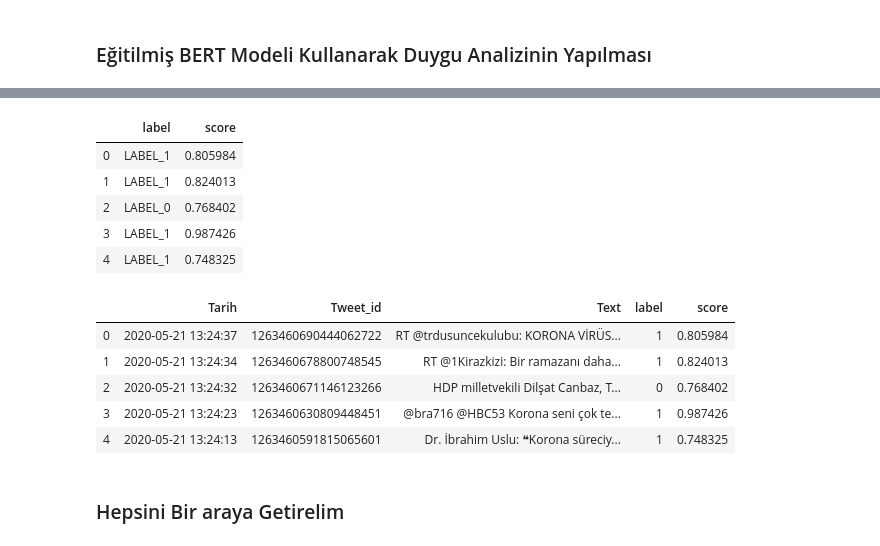
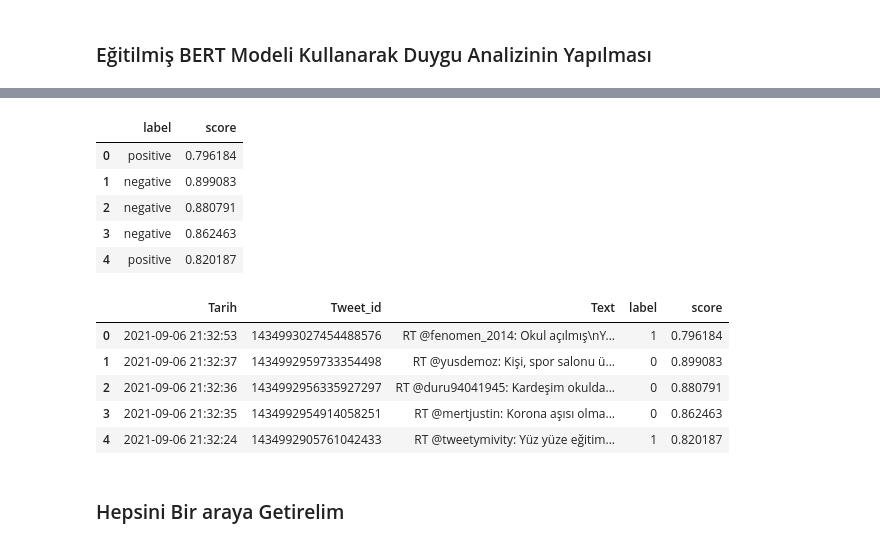
Before and after one commit to kaveai/veribilimiyazokulu, a Jupyter notebook: Python ve Veri Bilimi Örnekleri/Twitter Verisi ile Duygu Analizi.ipynb, the cells around one changed output, grey strips where cells are left out. Drawn from its saved outputs; the diff is of its cells as text; code cells hidden in the pictures.

```diff
--- a/Python ve Veri Bilimi Örnekleri/Twitter Verisi ile Duygu Analizi.ipynb
+++ b/Python ve Veri Bilimi Örnekleri/Twitter Verisi ile Duygu Analizi.ipynb
@@ -31,10 +46,10 @@ consumer_keys, consumer_secrets, access_tokens, access_token_secrets
 # API için Keyler
 # API link: https://developer.twitter.com/en/apps
 
-consumer_key = "xxxx"
-consumer_secret = "xxxx"
-access_token = "xxxx"
-access_token_secret = "xxx"
+consumer_key = 'yoIwFkjZGYDa49aO16XqSNqcN'
+consumer_secret = 'gl4LQOItV7Z1aFwNrlvaiKJ3t8o8h99blMIAmnmdHxYjzjRAxO'
+access_token = '624310916-E7fDF2IE8P6bfY1oVFglASf6F8RnxMd3vgSXFqnZ'
+access_token_secret ='ID9JcoXHsDcKtvNcnmBGcCQhUlO0wmwAxBJ6LCesiUAas'
 
 auth = tweepy.OAuthHandler(consumer_key, consumer_secret)
 auth.set_access_token(access_token, access_token_secret)
@@ -80,23 +95,23 @@ sentiment_result = pd.DataFrame(sentiment_result)
 sentiment_result.head()
 # %% [output]
 |  | label | score |
-| 0 | LABEL_1 | 0.805984 |
-| 1 | LABEL_1 | 0.824013 |
-| 2 | LABEL_0 | 0.768402 |
-| 3 | LABEL_1 | 0.987426 |
-| 4 | LABEL_1 | 0.748325 |
+| 0 | positive | 0.796184 |
+| 1 | negative | 0.899083 |
+| 2 | negative | 0.880791 |
+| 3 | negative | 0.862463 |
+| 4 | positive | 0.820187 |
 # %%
 sentiment_result = pd.DataFrame(sentiment_result)
 tweets = pd.concat([tweets, sentiment_result],axis=1)
-tweets.label = tweets.label.map({'LABEL_1':1,'LABEL_0':0})
+tweets.label = tweets.label.map({'positive':1,'negative':0})
 tweets.head()
 # %% [output]
 |  | Tarih | Tweet_id | Text | label | score |
-| 0 | 2020-05-21 13:24:37 | 1263460690444062722 | RT @trdusuncekulubu: KORONA VİRÜS... | 1 | 0.805984 |
-| 1 | 2020-05-21 13:24:34 | 1263460678800748545 | RT @1Kirazkizi: Bir ramazanı daha... | 1 | 0.824013 |
-| 2 | 2020-05-21 13:24:32 | 1263460671146123266 | HDP milletvekili Dilşat Canbaz, T... | 0 | 0.768402 |
-| 3 | 2020-05-21 13:24:23 | 1263460630809448451 | @bra716 @HBC53 Korona seni çok te... | 1 | 0.987426 |
-| 4 | 2020-05-21 13:24:13 | 1263460591815065601 | Dr. İbrahim Uslu: ❝Korona süreciy... | 1 | 0.748325 |
+| 0 | 2021-09-06 21:32:53 | 1434993027454488576 | RT @fenomen_2014: Okul açılmış\nY... | 1 | 0.796184 |
+| 1 | 2021-09-06 21:32:37 | 1434992959733354498 | RT @yusdemoz: Kişi, spor salonu ü... | 0 | 0.899083 |
+| 2 | 2021-09-06 21:32:36 | 1434992956335927297 | RT @duru94041945: Kardeşim okulda... | 0 | 0.880791 |
+| 3 | 2021-09-06 21:32:35 | 1434992954914058251 | RT @mertjustin: Korona aşısı olma... | 0 | 0.862463 |
+| 4 | 2021-09-06 21:32:24 | 1434992905761042433 | RT @tweetymivity: Yüz yüze eğitim... | 1 | 0.820187 |
 # %% [markdown]
 ### Hepsini Bir araya Getirelim
 # %%
```
Also changed, not shown: parts of 22 cells of this notebook, 2 other files.
